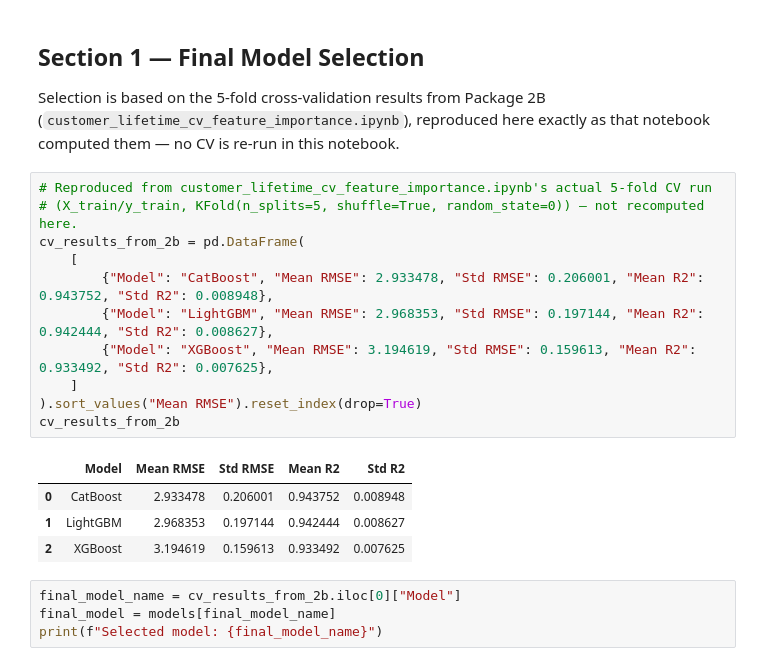
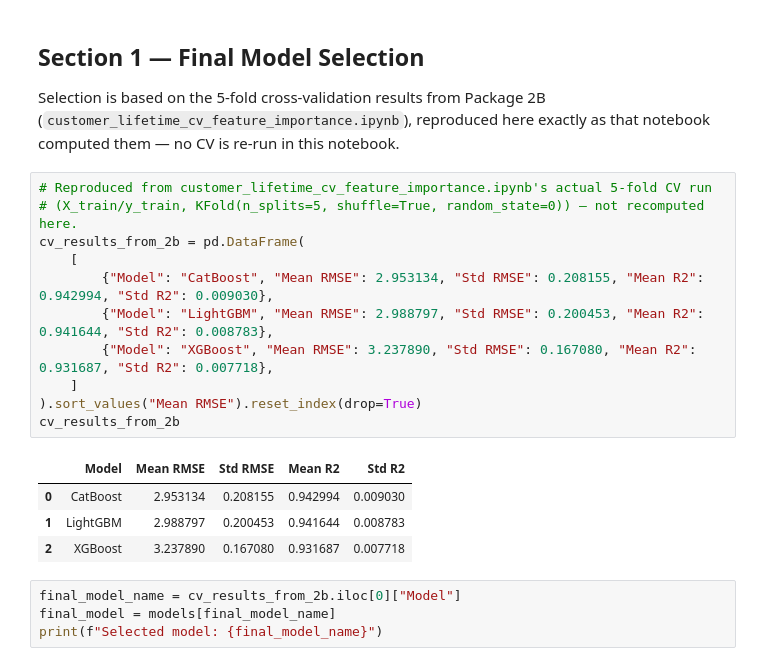
Before and after one commit to shimrita222/FunnelIQ, a Jupyter notebook: customer_lifetime_business_analysis.ipynb, the cells around one changed output. Cells and saved outputs as stored; diff of their text form.

```diff
--- a/customer_lifetime_business_analysis.ipynb
+++ b/customer_lifetime_business_analysis.ipynb
@@ -41,19 +41,19 @@ Selection is based on the 5-fold cross-validation results from Package 2B (`cust
 # %%
 # Reproduced from customer_lifetime_cv_feature_importance.ipynb's actual 5-fold CV run
 # (X_train/y_train, KFold(n_splits=5, shuffle=True, random_state=0)) — not recomputed here.
 cv_results_from_2b = pd.DataFrame(
     [
-        {"Model": "CatBoost", "Mean RMSE": 2.933478, "Std RMSE": 0.206001, "Mean R2": 0.943752, "Std R2": 0.008948},
-        {"Model": "LightGBM", "Mean RMSE": 2.968353, "Std RMSE": 0.197144, "Mean R2": 0.942444, "Std R2": 0.008627},
-        {"Model": "XGBoost", "Mean RMSE": 3.194619, "Std RMSE": 0.159613, "Mean R2": 0.933492, "Std R2": 0.007625},
+        {"Model": "CatBoost", "Mean RMSE": 2.953134, "Std RMSE": 0.208155, "Mean R2": 0.942994, "Std R2": 0.009030},
+        {"Model": "LightGBM", "Mean RMSE": 2.988797, "Std RMSE": 0.200453, "Mean R2": 0.941644, "Std R2": 0.008783},
+        {"Model": "XGBoost", "Mean RMSE": 3.237890, "Std RMSE": 0.167080, "Mean R2": 0.931687, "Std R2": 0.007718},
     ]
 ).sort_values("Mean RMSE").reset_index(drop=True)
 cv_results_from_2b
 # %% [output]
 |  | Model | Mean RMSE | Std RMSE | Mean R2 | Std R2 |
-| 0 | CatBoost | 2.933478 | 0.206001 | 0.943752 | 0.008948 |
-| 1 | LightGBM | 2.968353 | 0.197144 | 0.942444 | 0.008627 |
-| 2 | XGBoost | 3.194619 | 0.159613 | 0.933492 | 0.007625 |
+| 0 | CatBoost | 2.953134 | 0.208155 | 0.942994 | 0.009030 |
+| 1 | LightGBM | 2.988797 | 0.200453 | 0.941644 | 0.008783 |
+| 2 | XGBoost | 3.237890 | 0.167080 | 0.931687 | 0.007718 |
 # %%
 final_model_name = cv_results_from_2b.iloc[0]["Model"]
 final_model = models[final_model_name]
```
Also changed, not shown: parts of 9 cells of this notebook, 5 other files.
